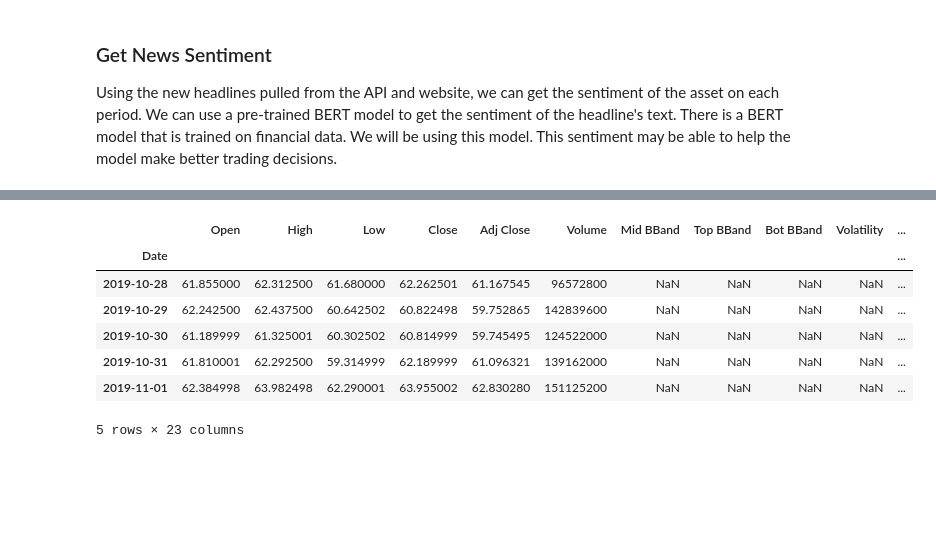
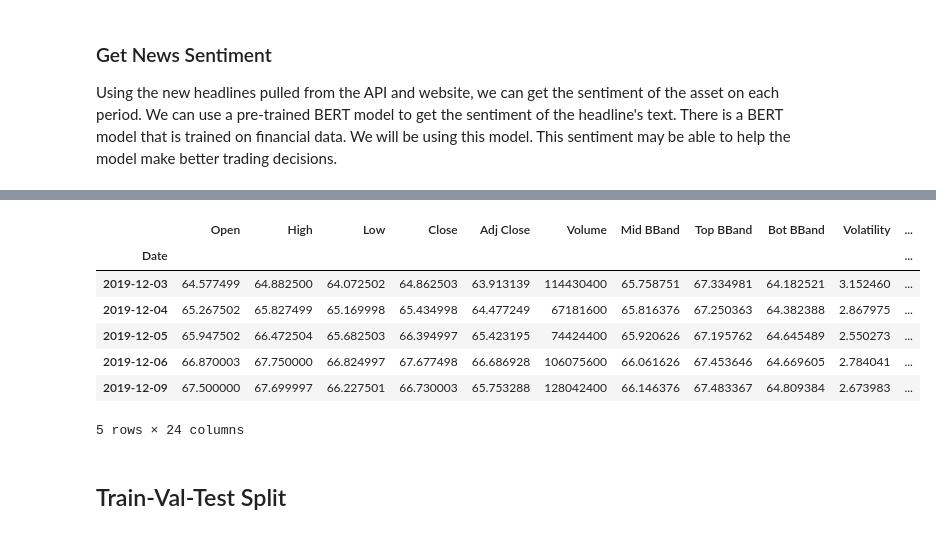
Before and after one commit to rudragarg/lstm_trading, a Jupyter notebook: project.ipynb, the cells around one changed output, grey strips where cells are left out. Cells and saved outputs as stored; diff of their text form; code cells hidden in the pictures; blank space fills up the shorter version.

Commit message:
classification target, train-test split, normalization, data preprocessing done

```diff
--- a/project.ipynb
+++ b/project.ipynb
@@ -318,12 +335,13 @@ def get_spy_return(data):
         Returns:
                 (DateFrame): Asset Information
     '''
-    spy_data = get_data("SPY", spy=True)
+    spy_data = get_data("SPY")
     closes = spy_data["Close"]
 
-    returns = [y - x for x,y in zip(closes,closes[3:])]
-    data["SPY_returns"] = returns
+    #returns = [y - x for x,y in zip(closes,closes[3:])]
+    #data["SPY_returns"] = returns
 
+    data["SPY_returns"] = closes
     return data
 # %% [markdown]
 ### Treasury Bond Yield
@@ -481,10 +499,7 @@ def get_TA(data):
     data = get_MACD(data)
     data = get_ROC(data)
 
-    #data = get_spy_return(data)
+    data = get_spy_return(data)
     data = get_t_bond(data)
 
     return data
-# %%
-data = get_data("AAPL")
-data.head()
@@ -564,0 +546,16 @@ def get_labels(data, window_size=11):
+# %%
+symbol = "AAPL"
+
+data = get_data(symbol)
+data.head()
+
+data = get_TA(data)
+
+current = get_current_headlines(symbol)
+past = get_past_headlines(symbol)
+
+news = pd.concat([current, past])
+data = get_sentiment(data, news)
+
+data = get_labels(data)
+data.head()
@@ -565,12 +608,12 @@ def get_labels(data, window_size=11):
 # %%
-data = get_labels(data)
+data = data.dropna()
 data.head()
 # %% [output]
 |  | Open | High | Low | Close | Adj Close | Volume | Mid BBand | Top BBand | Bot BBand | Volatility | ... |
 | Date |  |  |  |  |  |  |  |  |  |  | ... |
-| 2019-10-28 | 61.855000 | 62.312500 | 61.680000 | 62.262501 | 61.167545 | 96572800 | NaN | NaN | NaN | NaN | ... |
-| 2019-10-29 | 62.242500 | 62.437500 | 60.642502 | 60.822498 | 59.752865 | 142839600 | NaN | NaN | NaN | NaN | ... |
-| 2019-10-30 | 61.189999 | 61.325001 | 60.302502 | 60.814999 | 59.745495 | 124522000 | NaN | NaN | NaN | NaN | ... |
-| 2019-10-31 | 61.810001 | 62.292500 | 59.314999 | 62.189999 | 61.096321 | 139162000 | NaN | NaN | NaN | NaN | ... |
-| 2019-11-01 | 62.384998 | 63.982498 | 62.290001 | 63.955002 | 62.830280 | 151125200 | NaN | NaN | NaN | NaN | ... |
+| 2019-12-03 | 64.577499 | 64.882500 | 64.072502 | 64.862503 | 63.913139 | 114430400 | 65.758751 | 67.334981 | 64.182521 | 3.152460 | ... |
+| 2019-12-04 | 65.267502 | 65.827499 | 65.169998 | 65.434998 | 64.477249 | 67181600 | 65.816376 | 67.250363 | 64.382388 | 2.867975 | ... |
+| 2019-12-05 | 65.947502 | 66.472504 | 65.682503 | 66.394997 | 65.423195 | 74424400 | 65.920626 | 67.195762 | 64.645489 | 2.550273 | ... |
+| 2019-12-06 | 66.870003 | 67.750000 | 66.824997 | 67.677498 | 66.686928 | 106075600 | 66.061626 | 67.453646 | 64.669605 | 2.784041 | ... |
+| 2019-12-09 | 67.500000 | 67.699997 | 66.227501 | 66.730003 | 65.753288 | 128042400 | 66.146376 | 67.483367 | 64.809384 | 2.673983 | ... |
-5 rows × 23 columns
+5 rows × 24 columns
@@ -594,0 +620,2 @@ def plot_labels(data, symbol):
+# %% [markdown]
+## Train-Val-Test Split
```
Also changed, not shown: parts of 26 cells of this notebook.
